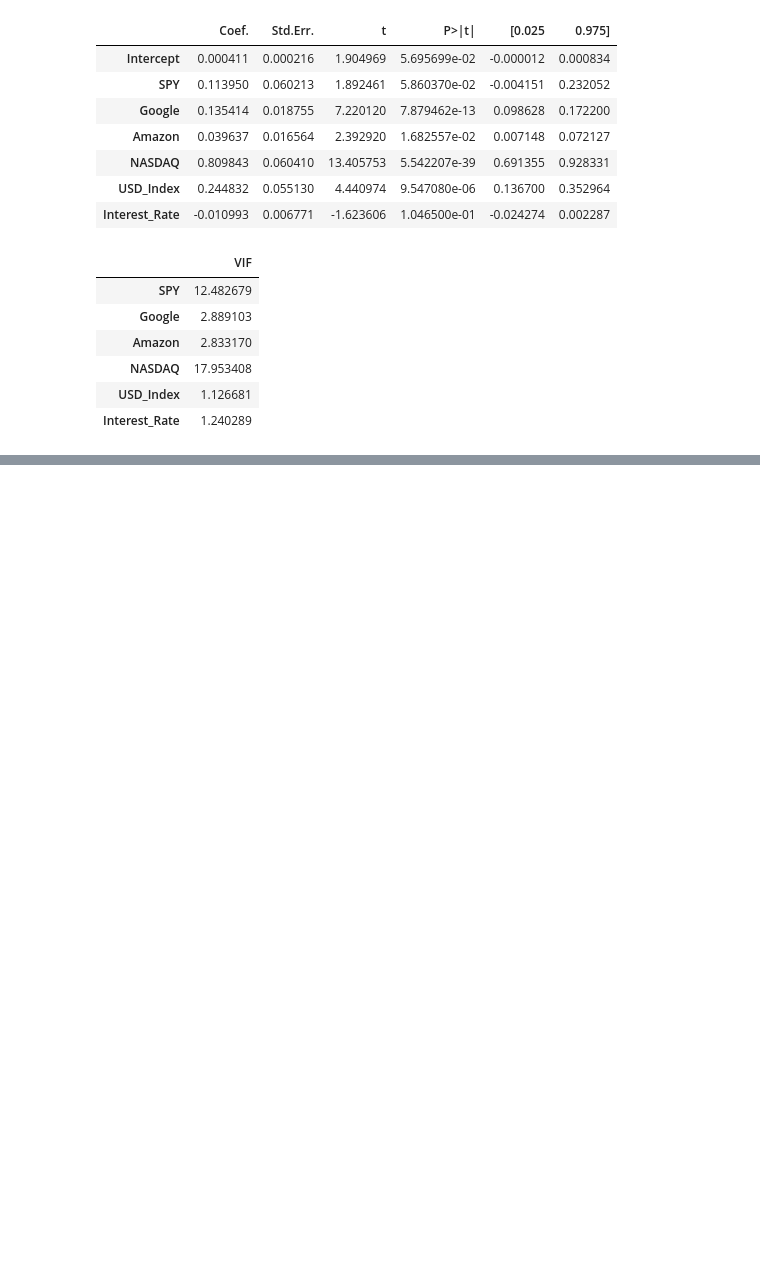
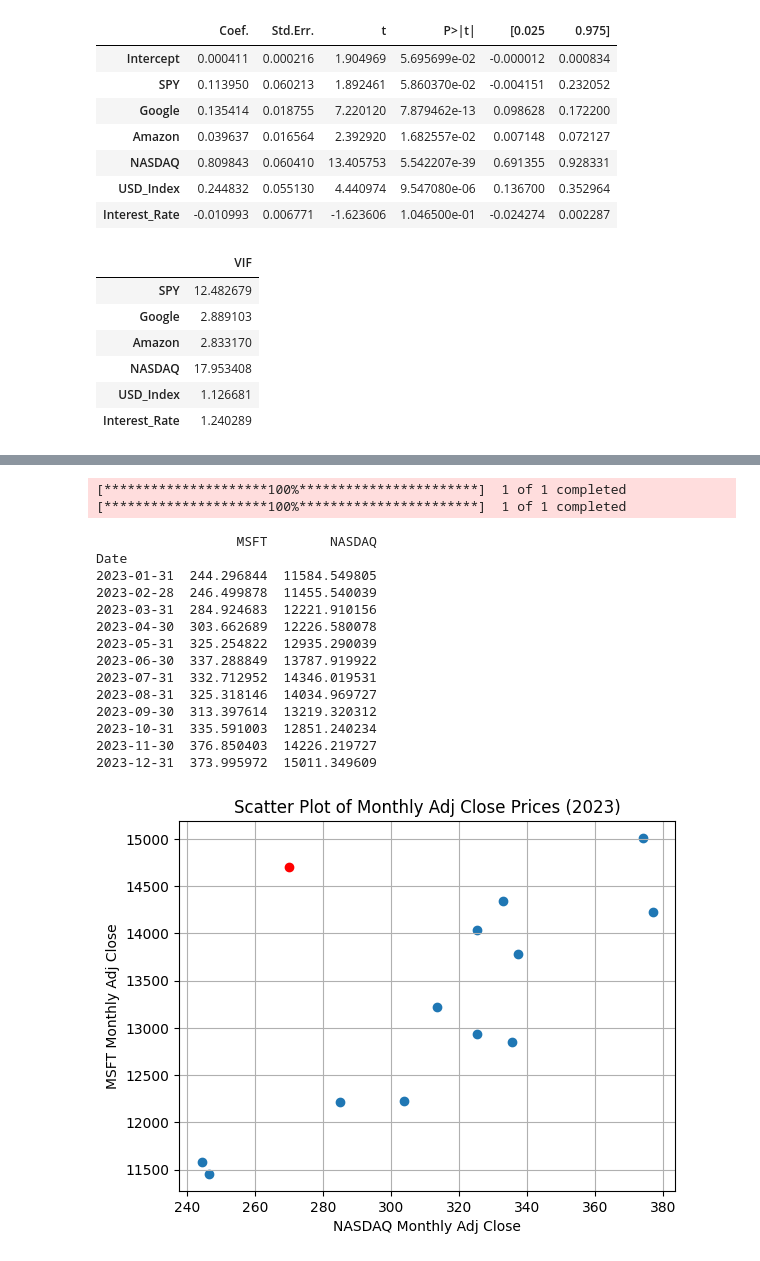
Before and after one commit to data-decode/MScFE, a Jupyter notebook: MScFE_610_Financial_Econometrics_Group_Work_Project_1.ipynb, the cells around one changed output, grey strips where cells are left out. Drawn from its saved outputs; the diff is of its cells as text; code cells hidden in the pictures; blank space fills up the shorter version.

```diff
--- a/MScFE_610_Financial_Econometrics_Group_Work_Project_1.ipynb
+++ b/MScFE_610_Financial_Econometrics_Group_Work_Project_1.ipynb
@@ -212,0 +245,48 @@ pd.DataFrame(vif[1:], labels[1:], columns=["VIF"])
+# %%
+import yfinance as yf
+import pandas as pd
+import matplotlib.pyplot as plt
+
+# Download the data for MSFT and NASDAQ (^IXIC)
+msft_data = yf.download('MSFT', start='2023-01-01', end='2023-12-31')['Adj Close']
+nasdaq_data = yf.download('^IXIC', start='2023-01-01', end='2023-12-31')['Adj Close']
+
+# Resample to get the monthly adjusted close prices
+msft_monthly = msft_data.resample('M').last()
+nasdaq_monthly = nasdaq_data.resample('M').last()
+
+# Combine the data into a DataFrame
+monthly_df = pd.DataFrame({
+    'MSFT': msft_monthly,
+    'NASDAQ': nasdaq_monthly
+})
+
+# Print the DataFrame
+print(monthly_df)
+
+# Draw a scatter plot
+plt.scatter(monthly_df['MSFT'], monthly_df['NASDAQ'])
+plt.plot(270, 14700, "ro")  # Outlier in red
+plt.title('Scatter Plot of Monthly Adj Close Prices (2023)')
+plt.xlabel('NASDAQ Monthly Adj Close')
+plt.ylabel('MSFT Monthly Adj Close')
+plt.grid(True)
+plt.show()
+# %% [output]
+[*********************100%***********************]  1 of 1 completed
+[*********************100%***********************]  1 of 1 completed
+                  MSFT        NASDAQ
+Date
+2023-01-31  244.296844  11584.549805
+2023-02-28  246.499878  11455.540039
+2023-03-31  284.924683  12221.910156
+2023-04-30  303.662689  12226.580078
+2023-05-31  325.254822  12935.290039
+2023-06-30  337.288849  13787.919922
+2023-07-31  332.712952  14346.019531
+2023-08-31  325.318146  14034.969727
+2023-09-30  313.397614  13219.320312
+2023-10-31  335.591003  12851.240234
+2023-11-30  376.850403  14226.219727
+2023-12-31  373.995972  15011.349609
+[figure, added]
```
Also changed, not shown: parts of 9 cells of this notebook.
